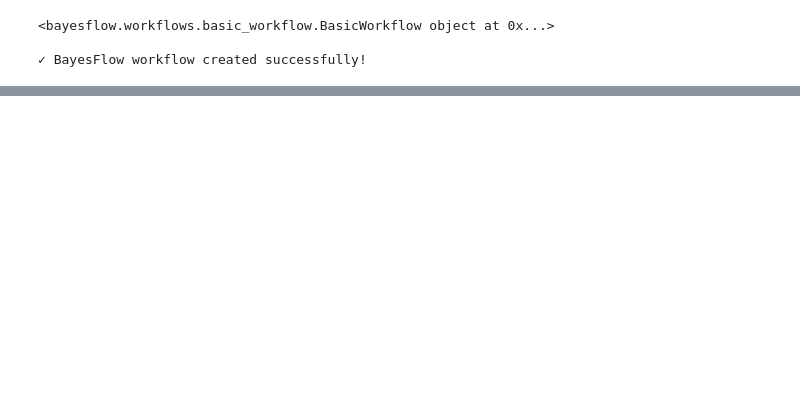
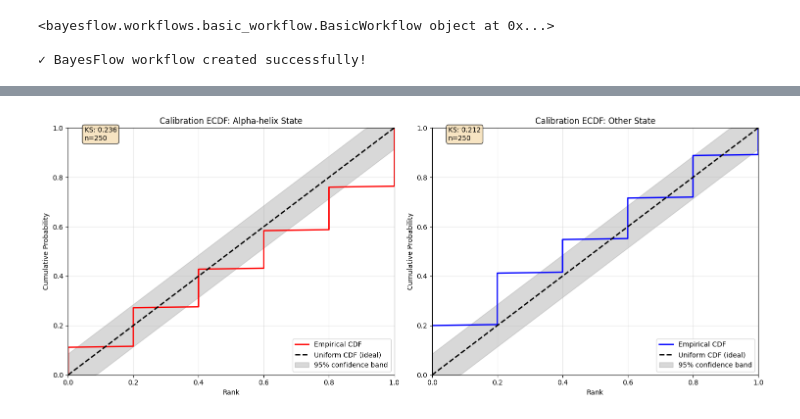
Before and after one commit to bhanuprasanna2001/sbi_task5, a Jupyter notebook: sbi.ipynb, the cells around one changed output, grey strips where cells are left out. Drawn from its saved outputs; the diff is of its cells as text; code cells hidden in the pictures; blank space fills up the shorter version.

```diff
--- a/sbi.ipynb
+++ b/sbi.ipynb
@@ -231,6 +242,7 @@ print("✓ BayesFlow simulator created successfully!")
 ✓ BayesFlow simulator created successfully!
 # %%
 # TEST THE UPDATED SIMULATOR
+
 print("TESTING UPDATED PROTEIN HMM SIMULATOR:\n")
 
 # Test with small batch
@@ -260,7 +272,7 @@ first_state_probs_reshaped = test_data['state_probs'][0].reshape(test_sequence_l
 print("\nState probabilities for first sequence (first 10 positions):")
 print("Position | Alpha-helix | Other")
 print("-" * 30)
-for i in range(min(10, test_sequence_length)):
+for i in range(min(5, test_sequence_length)):
     alpha_prob = first_state_probs_reshaped[i, 0]
     other_prob = first_state_probs_reshaped[i, 1]
     print(f"{i:8d} | {alpha_prob:11.3f} | {other_prob:5.3f}")
@@ -579,0 +2100,88 @@ state_probs: (5, 5, 100)
+# %%
+# Extract the sequence length from sim_data
+seq_len = sim_data['sequences'].shape[1]  # Should be 50
+n_states = 2
+batch_size = sim_data['sequences'].shape[0]  # Should be 5
+num_posterior_samples = wor_data['state_probs'].shape[1]  # Number of posterior samples
+
+posterior_reshaped = wor_data['state_probs'].reshape(batch_size, num_posterior_samples, seq_len, n_states)
+
+print(f"\nSequence length: {seq_len}")
+print(f"Number of states: {n_states}")
+print(f"Batch size: {batch_size}")
+print(f"Posterior samples per sequence: {num_posterior_samples}")
+
+# Reshape data for state-specific analysis
+targets_reshaped = sim_data['state_probs'].reshape(batch_size, seq_len, n_states)
+
+print(f"Estimates shape: {posterior_reshaped.shape}")
+print(f"Targets shape: {targets_reshaped.shape}")
+
+# CALIBRATION ANALYSIS FOR ALPHA-HELIX AND OTHER STATES SEPARATELY
+print("\nCreating calibration plots for Alpha-helix and Other states...")
+
+fig, axes = plt.subplots(1, 2, figsize=(15, 6))
+
+# Analyze each state separately
+state_names = ['Alpha-helix', 'Other']
+colors = ['red', 'blue']
+
+for state_idx in range(n_states):
+    # Extract data for this state across all sequences and positions
+    all_ranks_state = []
+
+    for i in range(batch_size):
+        for j in range(seq_len):
+            target_val = targets_reshaped[i, j, state_idx]
+            posterior_samples = posterior_reshaped[i, :, j, state_idx]
+            rank = np.sum(posterior_samples <= target_val) / num_posterior_samples
+            all_ranks_state.append(rank)
+
+    # Create calibration plot for this state
+    ax = axes[state_idx]
+
+    # Plot empirical CDF of ranks
+    ranks_sorted = np.sort(all_ranks_state)
+    n_points = len(ranks_sorted)
+    empirical_cdf = np.arange(1, n_points + 1) / n_points
+
+    # Plot the empirical CDF
+    ax.plot(ranks_sorted, empirical_cdf, color=colors[state_idx], linewidth=2, label='Empirical CDF')
+
+    # Plot the theoretical uniform CDF
+    uniform_x = np.linspace(0, 1, 100)
+    uniform_cdf = uniform_x
+    ax.plot(uniform_x, uniform_cdf, 'k--', linewidth=2, label='Uniform CDF (ideal)')
+
+    # Add confidence bands
+    alpha = 0.05  # 95% confidence
+    n = len(all_ranks_state)
+    epsilon = np.sqrt(-np.log(alpha/2) / (2*n))
+    ax.fill_between(uniform_x,
+                     np.maximum(0, uniform_x - epsilon),
+                     np.minimum(1, uniform_x + epsilon),
+                     alpha=0.3, color='gray', label=f'{100*(1-alpha):.0f}% confidence band')
+
+    ax.set_xlabel('Rank')
+    ax.set_ylabel('Cumulative Probability')
+    ax.set_title(f'Calibration ECDF: {state_names[state_idx]} State')
+    ax.legend()
+    ax.grid(True, alpha=0.3)
+    ax.set_xlim(0, 1)
+    ax.set_ylim(0, 1)
+
+    # Add statistics
+    ks_statistic = np.max(np.abs(empirical_cdf - ranks_sorted))
+    ax.text(0.05, 0.95, f'KS: {ks_statistic:.3f}\nn={n}',
+             transform=ax.transAxes, bbox=dict(boxstyle="round", facecolor='wheat', alpha=0.8))
+
+    print(f"\n{state_names[state_idx]} State:")
+    print(f"  • Variables analyzed: {len(all_ranks_state)}")
+    print(f"  • KS statistic: {ks_statistic:.4f}")
+    print(f"  • Calibration: {'Good' if ks_statistic < 0.1 else 'Poor'}")
+
+plt.tight_layout()
+plt.show()
+
+print(f"\n✓ State-specific calibration analysis completed!")
+# %% [output]
@@ -579,0 +2206 @@ state_probs: (5, 5, 100)
+[figure, added]
```
Also changed, not shown: parts of 31 cells of this notebook, 1 other file.
